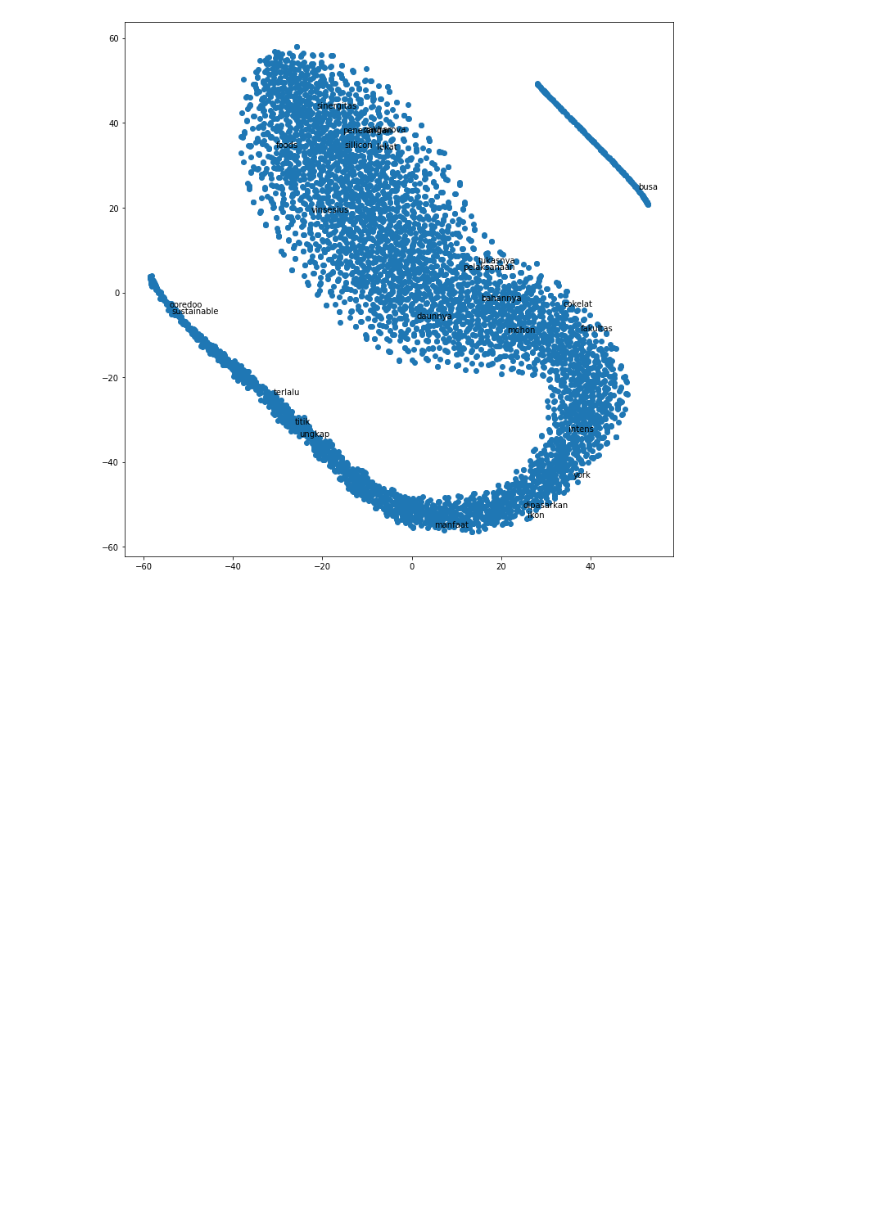
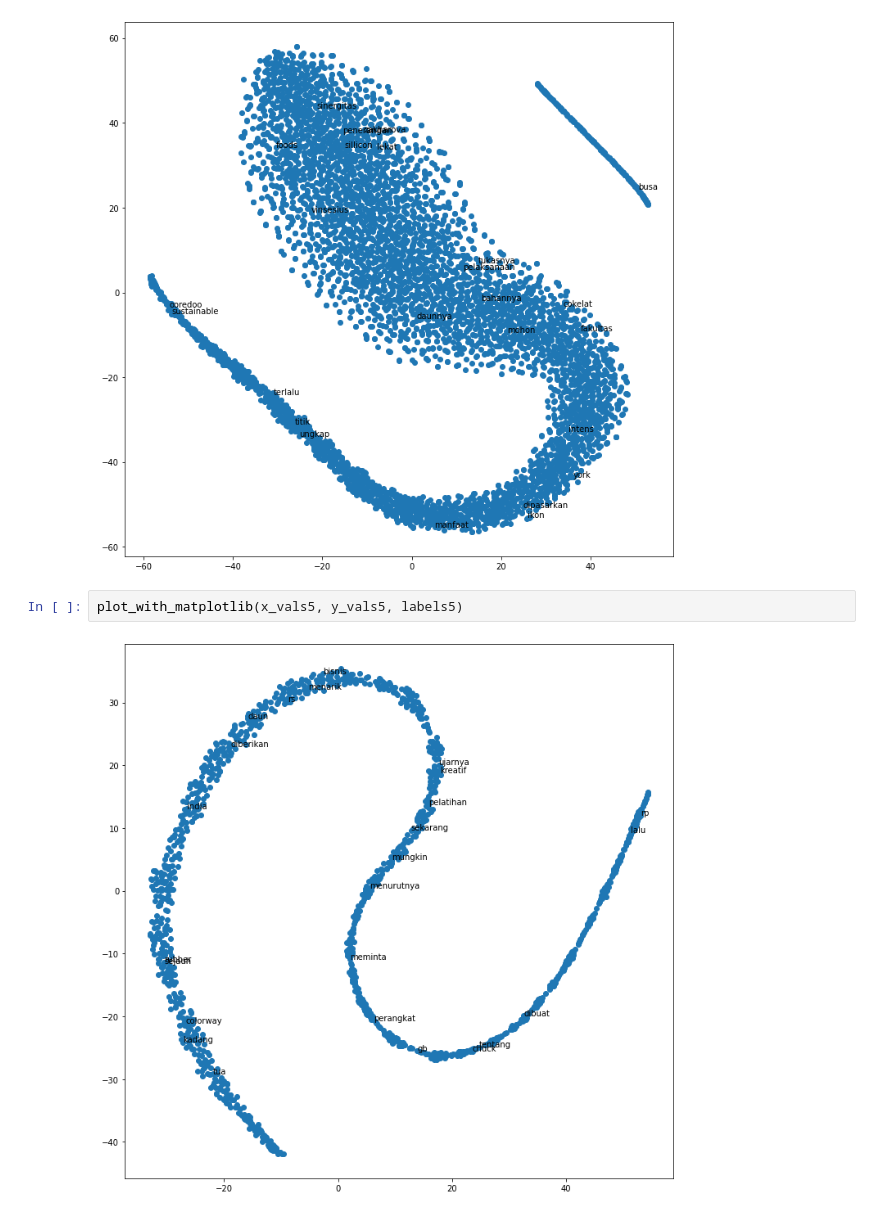
Before and after one commit to adnajihad/w2v, a Jupyter notebook: w2v.ipynb, the cells around one changed output. Saved outputs shown, nothing was run; the diff lists cells and outputs as text; blank space fills up the shorter version.

```diff
--- a/w2v.ipynb
+++ b/w2v.ipynb
@@ -196,3 +196,7 @@ def plot_with_matplotlib(x_vals, y_vals, labels):
 plot_with_matplotlib(x_vals1, y_vals1, labels1)
 # %% [output]
 [figure]
+# %%
+plot_with_matplotlib(x_vals5, y_vals5, labels5)
+# %% [output]
+[figure, added]
```
